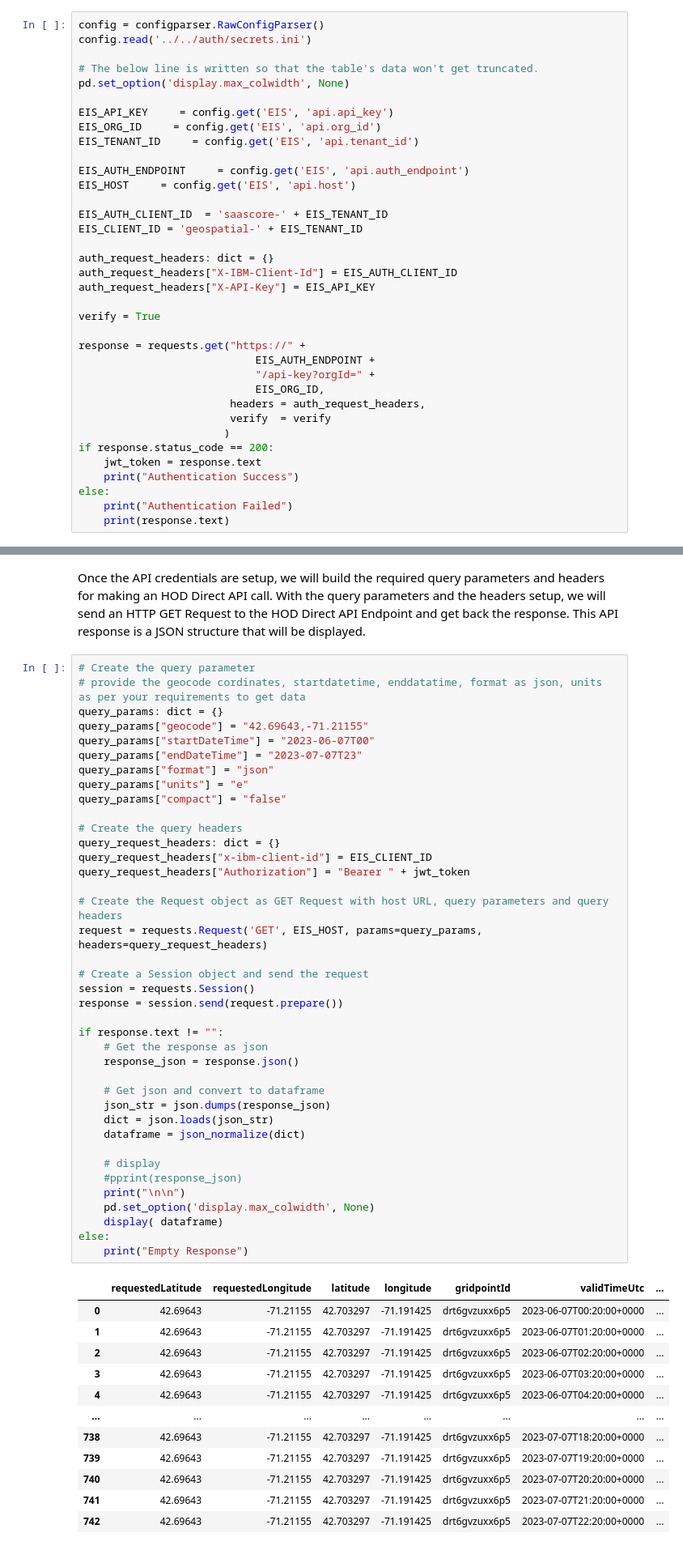
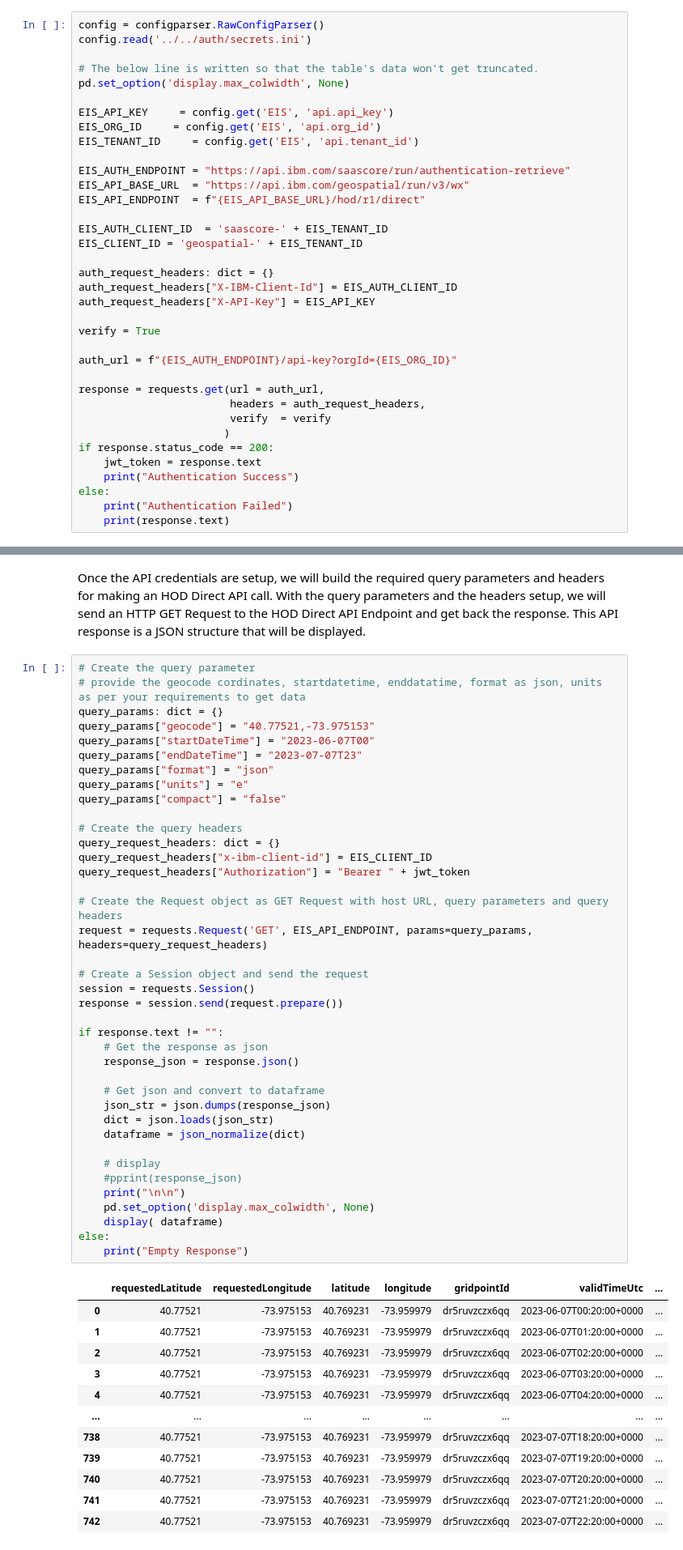
Before and after one commit to IBM/Environmental-Intelligence-Suite, a Jupyter notebook: historical_weather_on_demand/samples/quickstart/historical_weather_on_demand_direct/historical_weather_on_demand_direct.ipynb, the cells around one changed output, grey strips where cells are left out. Shown at 81% size. Cells and saved outputs as stored; diff of their text form.

```diff
--- a/historical_weather_on_demand/samples/quickstart/historical_weather_on_demand_direct/historical_weather_on_demand_direct.ipynb
+++ b/historical_weather_on_demand/samples/quickstart/historical_weather_on_demand_direct/historical_weather_on_demand_direct.ipynb
@@ -63,8 +60,9 @@ EIS_API_KEY     = config.get('EIS', 'api.api_key')
 EIS_ORG_ID     = config.get('EIS', 'api.org_id')
 EIS_TENANT_ID     = config.get('EIS', 'api.tenant_id')
 
-EIS_AUTH_ENDPOINT     = config.get('EIS', 'api.auth_endpoint')
-EIS_HOST     = config.get('EIS', 'api.host')
+EIS_AUTH_ENDPOINT = "https://api.ibm.com/saascore/run/authentication-retrieve"
+EIS_API_BASE_URL  = "https://api.ibm.com/geospatial/run/v3/wx"
+EIS_API_ENDPOINT  = f"{EIS_API_BASE_URL}/hod/r1/direct"
 
 EIS_AUTH_CLIENT_ID  = 'saascore-' + EIS_TENANT_ID
 EIS_CLIENT_ID = 'geospatial-' + EIS_TENANT_ID
@@ -75,10 +73,9 @@ auth_request_headers["X-API-Key"] = EIS_API_KEY
 
 verify = True
 
-response = requests.get("https://" +
-                            EIS_AUTH_ENDPOINT +
-                            "/api-key?orgId=" +
-                            EIS_ORG_ID,
+auth_url = f"{EIS_AUTH_ENDPOINT}/api-key?orgId={EIS_ORG_ID}"
+
+response = requests.get(url = auth_url,
                         headers = auth_request_headers,
                         verify  = verify
                        )
@@ -98,7 +95,7 @@ This API response is a JSON structure that will be displayed.
 # Create the query parameter
 # provide the geocode cordinates, startdatetime, enddatatime, format as json, units as per your requirements to get data
 query_params: dict = {}
-query_params["geocode"] = "42.69643,-71.21155"
+query_params["geocode"] = "40.77521,-73.975153"
 query_params["startDateTime"] = "2023-06-07T00"
 query_params["endDateTime"] = "2023-07-07T23"
 query_params["format"] = "json"
@@ -107,45 +104,45 @@ query_params["compact"] = "false"
 
 # Create the query headers
 query_request_headers: dict = {}
 query_request_headers["x-ibm-client-id"] = EIS_CLIENT_ID
 query_request_headers["Authorization"] = "Bearer " + jwt_token
 
 # Create the Request object as GET Request with host URL, query parameters and query headers
-request = requests.Request('GET', EIS_HOST, params=query_params, headers=query_request_headers)
+request = requests.Request('GET', EIS_API_ENDPOINT, params=query_params, headers=query_request_headers)
 
 # Create a Session object and send the request
 session = requests.Session()
 response = session.send(request.prepare())
 
 if response.text != "":
     # Get the response as json
     response_json = response.json()
 
     # Get json and convert to dataframe
     json_str = json.dumps(response_json)
     dict = json.loads(json_str)
     dataframe = json_normalize(dict)
 
     # display
     #pprint(response_json)
     print("\n\n")
     pd.set_option('display.max_colwidth', None)
     display( dataframe)
 else:
     print("Empty Response")
 # %% [output]
 |  | requestedLatitude | requestedLongitude | latitude | longitude | gridpointId | validTimeUtc | ... |
-| 0 | 42.69643 | -71.21155 | 42.703297 | -71.191425 | drt6gvzuxx6p5 | 2023-06-07T00:20:00+0000 | ... |
-| 1 | 42.69643 | -71.21155 | 42.703297 | -71.191425 | drt6gvzuxx6p5 | 2023-06-07T01:20:00+0000 | ... |
-| 2 | 42.69643 | -71.21155 | 42.703297 | -71.191425 | drt6gvzuxx6p5 | 2023-06-07T02:20:00+0000 | ... |
-| 3 | 42.69643 | -71.21155 | 42.703297 | -71.191425 | drt6gvzuxx6p5 | 2023-06-07T03:20:00+0000 | ... |
-| 4 | 42.69643 | -71.21155 | 42.703297 | -71.191425 | drt6gvzuxx6p5 | 2023-06-07T04:20:00+0000 | ... |
+| 0 | 40.77521 | -73.975153 | 40.769231 | -73.959979 | dr5ruvzczx6qq | 2023-06-07T00:20:00+0000 | ... |
+| 1 | 40.77521 | -73.975153 | 40.769231 | -73.959979 | dr5ruvzczx6qq | 2023-06-07T01:20:00+0000 | ... |
+| 2 | 40.77521 | -73.975153 | 40.769231 | -73.959979 | dr5ruvzczx6qq | 2023-06-07T02:20:00+0000 | ... |
+| 3 | 40.77521 | -73.975153 | 40.769231 | -73.959979 | dr5ruvzczx6qq | 2023-06-07T03:20:00+0000 | ... |
+| 4 | 40.77521 | -73.975153 | 40.769231 | -73.959979 | dr5ruvzczx6qq | 2023-06-07T04:20:00+0000 | ... |
 | ... | ... | ... | ... | ... | ... | ... | ... |
-| 738 | 42.69643 | -71.21155 | 42.703297 | -71.191425 | drt6gvzuxx6p5 | 2023-07-07T18:20:00+0000 | ... |
-| 739 | 42.69643 | -71.21155 | 42.703297 | -71.191425 | drt6gvzuxx6p5 | 2023-07-07T19:20:00+0000 | ... |
-| 740 | 42.69643 | -71.21155 | 42.703297 | -71.191425 | drt6gvzuxx6p5 | 2023-07-07T20:20:00+0000 | ... |
-| 741 | 42.69643 | -71.21155 | 42.703297 | -71.191425 | drt6gvzuxx6p5 | 2023-07-07T21:20:00+0000 | ... |
-| 742 | 42.69643 | -71.21155 | 42.703297 | -71.191425 | drt6gvzuxx6p5 | 2023-07-07T22:20:00+0000 | ... |
+| 738 | 40.77521 | -73.975153 | 40.769231 | -73.959979 | dr5ruvzczx6qq | 2023-07-07T18:20:00+0000 | ... |
+| 739 | 40.77521 | -73.975153 | 40.769231 | -73.959979 | dr5ruvzczx6qq | 2023-07-07T19:20:00+0000 | ... |
+| 740 | 40.77521 | -73.975153 | 40.769231 | -73.959979 | dr5ruvzczx6qq | 2023-07-07T20:20:00+0000 | ... |
+| 741 | 40.77521 | -73.975153 | 40.769231 | -73.959979 | dr5ruvzczx6qq | 2023-07-07T21:20:00+0000 | ... |
+| 742 | 40.77521 | -73.975153 | 40.769231 | -73.959979 | dr5ruvzczx6qq | 2023-07-07T22:20:00+0000 | ... |
 743 rows × 40 columns
 # %% [markdown]
 Now let us see the variation in the temperature, wind direction, wind speed, wind gust over few days.
```
Also changed, not shown: parts of 4 cells of this notebook, 2 other files.
